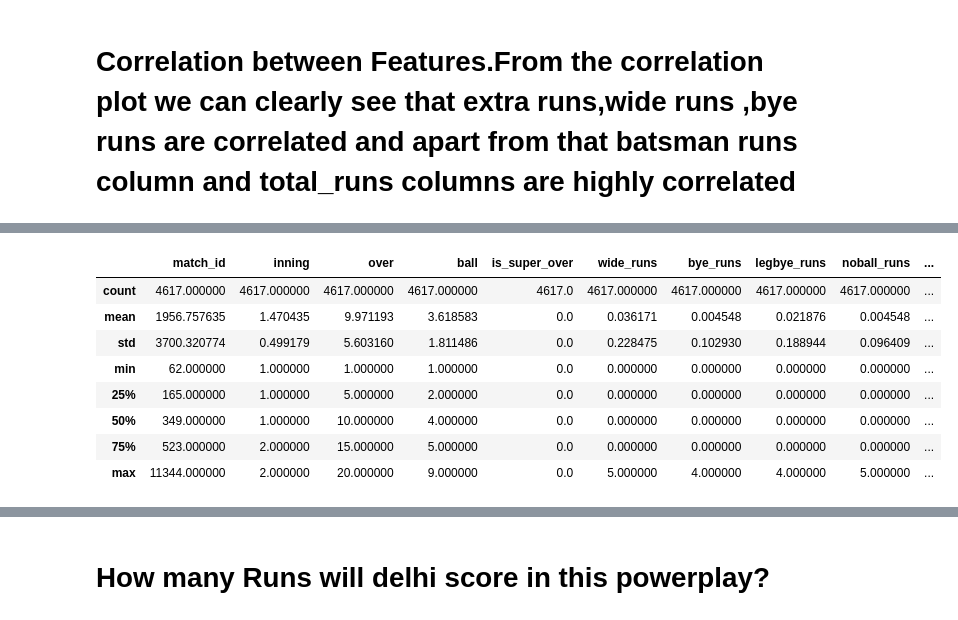
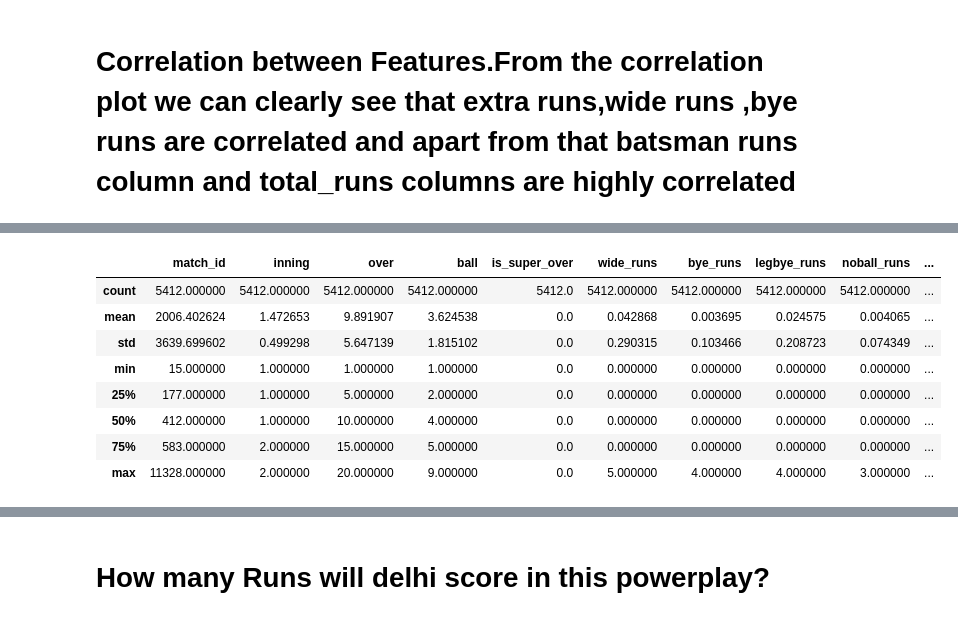
Before and after one commit to prajwal-kv/INTERNSHIP, a Jupyter notebook: DC_RR - Copy.ipynb, the cells around one changed output, grey strips where cells are left out. Cells and saved outputs as stored; diff of their text form; code cells hidden in the pictures.

```diff
--- a/DC_RR - Copy.ipynb
+++ b/DC_RR - Copy.ipynb
@@ -435,0 +438,2 @@ Deliveries.describe
+# %%
+Deliveries.replace('Delhi Daredevils','Delhi Capitals',inplace=True)
@@ -438,2 +463,2 @@ Deliveries.describe
 # %%
-Delhi_Rajastan1=Deliveries.loc[(Deliveries['batting_team' ] =='Rajasthan Royals' ) & (Deliveries['bowling_team'] == 'Delhi Daredevils')]
+Delhi_Punjab1=Deliveries.loc[(Deliveries['batting_team' ] =='Kings XI Punjab' ) & (Deliveries['bowling_team'] == 'Delhi Capitals')]
@@ -456,2 +481,2 @@ Delhi_Rajastan1
 # %%
-Delhi_Rajastan2=Deliveries.loc[(Deliveries['bowling_team' ] =='Rajasthan Royals' ) & (Deliveries['batting_team'] == 'Delhi Daredevils')]
+Delhi_Punjab2=Deliveries.loc[(Deliveries['bowling_team' ] =='Kings XI Punjab' ) & (Deliveries['batting_team'] == 'Delhi Capitals')]
@@ -500 +499,3 @@ Delhi_Capitials_Rajastan_Royals=D_R1.append(D_R2)
+# %%
+Delhi_Punjab=Delhi_Punjab1.append(Delhi_Punjab2)
 # %% [markdown]
@@ -569,12 +589,12 @@ sns.heatmap(Delhi_Capitials_Rajastan_Royals.corr(),yticklabels=True,annot=True)
 # %%
-Delhi_Capitials_Rajastan_Royals.describe()
+Delhi_Punjab.describe()
 # %% [output]
 |  | match_id | inning | over | ball | is_super_over | wide_runs | bye_runs | legbye_runs | noball_runs | ... |
-| count | 4617.000000 | 4617.000000 | 4617.000000 | 4617.000000 | 4617.0 | 4617.000000 | 4617.000000 | 4617.000000 | 4617.000000 | ... |
-| mean | 1956.757635 | 1.470435 | 9.971193 | 3.618583 | 0.0 | 0.036171 | 0.004548 | 0.021876 | 0.004548 | ... |
-| std | 3700.320774 | 0.499179 | 5.603160 | 1.811486 | 0.0 | 0.228475 | 0.102930 | 0.188944 | 0.096409 | ... |
-| min | 62.000000 | 1.000000 | 1.000000 | 1.000000 | 0.0 | 0.000000 | 0.000000 | 0.000000 | 0.000000 | ... |
-| 25% | 165.000000 | 1.000000 | 5.000000 | 2.000000 | 0.0 | 0.000000 | 0.000000 | 0.000000 | 0.000000 | ... |
-| 50% | 349.000000 | 1.000000 | 10.000000 | 4.000000 | 0.0 | 0.000000 | 0.000000 | 0.000000 | 0.000000 | ... |
-| 75% | 523.000000 | 2.000000 | 15.000000 | 5.000000 | 0.0 | 0.000000 | 0.000000 | 0.000000 | 0.000000 | ... |
-| max | 11344.000000 | 2.000000 | 20.000000 | 9.000000 | 0.0 | 5.000000 | 4.000000 | 4.000000 | 5.000000 | ... |
+| count | 5412.000000 | 5412.000000 | 5412.000000 | 5412.000000 | 5412.0 | 5412.000000 | 5412.000000 | 5412.000000 | 5412.000000 | ... |
+| mean | 2006.402624 | 1.472653 | 9.891907 | 3.624538 | 0.0 | 0.042868 | 0.003695 | 0.024575 | 0.004065 | ... |
+| std | 3639.699602 | 0.499298 | 5.647139 | 1.815102 | 0.0 | 0.290315 | 0.103466 | 0.208723 | 0.074349 | ... |
+| min | 15.000000 | 1.000000 | 1.000000 | 1.000000 | 0.0 | 0.000000 | 0.000000 | 0.000000 | 0.000000 | ... |
+| 25% | 177.000000 | 1.000000 | 5.000000 | 2.000000 | 0.0 | 0.000000 | 0.000000 | 0.000000 | 0.000000 | ... |
+| 50% | 412.000000 | 1.000000 | 10.000000 | 4.000000 | 0.0 | 0.000000 | 0.000000 | 0.000000 | 0.000000 | ... |
+| 75% | 583.000000 | 2.000000 | 15.000000 | 5.000000 | 0.0 | 0.000000 | 0.000000 | 0.000000 | 0.000000 | ... |
+| max | 11328.000000 | 2.000000 | 20.000000 | 9.000000 | 0.0 | 5.000000 | 4.000000 | 4.000000 | 3.000000 | ... |
```
Also changed, not shown: parts of 85 cells of this notebook.
